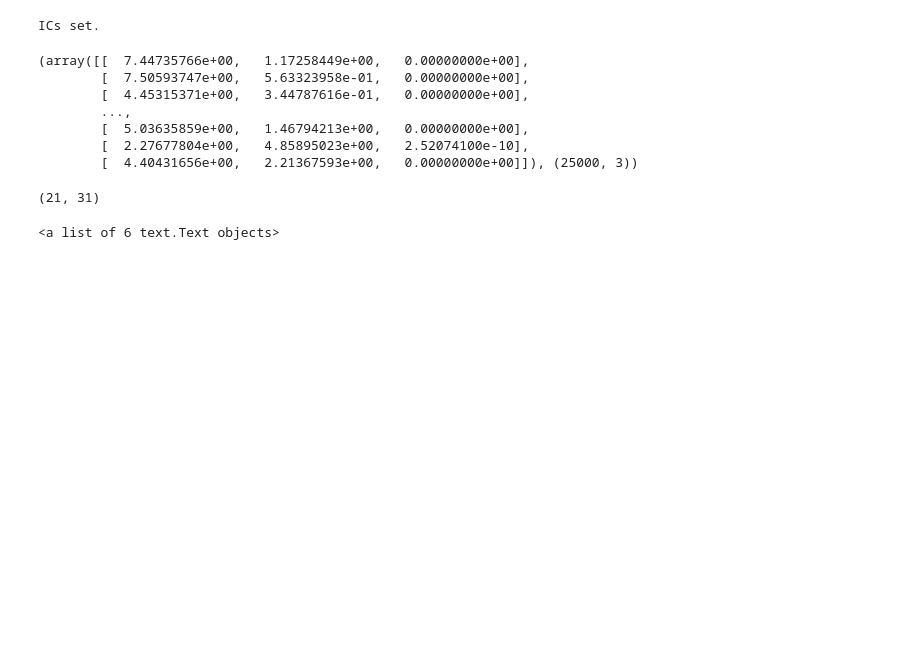
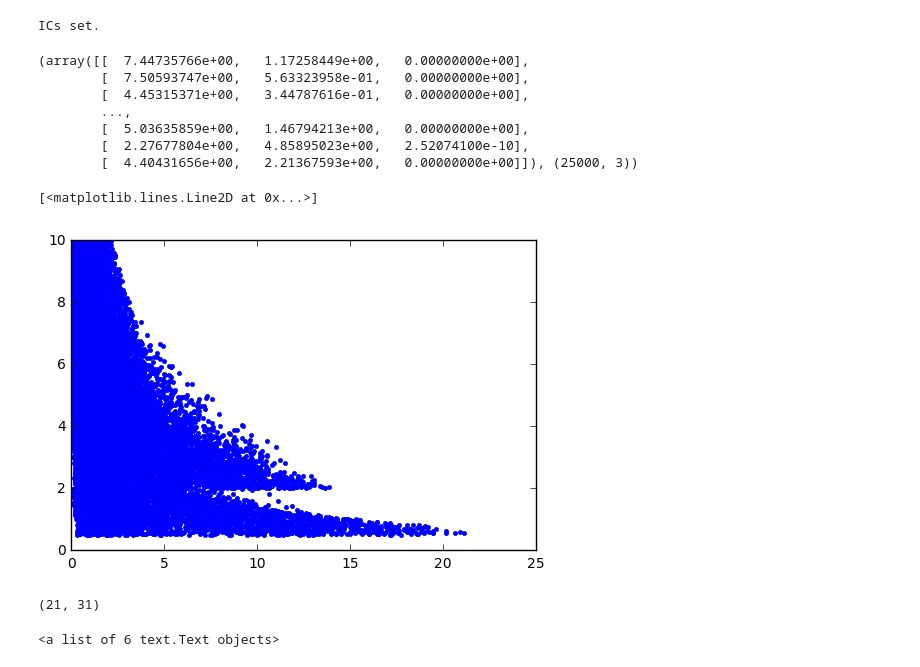
Before and after one commit to dm1681/Merging_Perts, a Jupyter notebook: Research/Merging_Perts/IC_gen.ipynb, the cells around one changed output. Drawn from its saved outputs; the diff is of its cells as text; code cells hidden in the pictures; blank space fills up the shorter version.

```diff
--- a/Research/Merging_Perts/IC_gen.ipynb
+++ b/Research/Merging_Perts/IC_gen.ipynb
@@ -269,7 +281,7 @@ while s <= t-1:
 
 import re
 from IPython.core.debugger import Tracer
-
+t = 25000
 x = np.arange(0,15.5,0.5) # Period
 y = np.arange(0,10.5,0.5) # Radius
 z = np.array([]) # Avg. Final Ecc.
@@ -349,6 +361,15 @@ final, final.shape
         [  5.03635859e+00,   1.46794213e+00,   0.00000000e+00],
         [  2.27677804e+00,   4.85895023e+00,   2.52074100e-10],
         [  4.40431656e+00,   2.21367593e+00,   0.00000000e+00]]), (25000, 3))
+# %%
+fix,ax = plt.subplots(1,1)
+ax.plot(final_per,final_rad,'.')
+#final
+#semi.shape
+# check units
+# %% [output]
+[<matplotlib.lines.Line2D at 0x...>]
+[figure, added]
 # %%
 #calculates the avg final eccentricity for each bin
 
```
Also changed, not shown: parts of 8 cells of this notebook.
